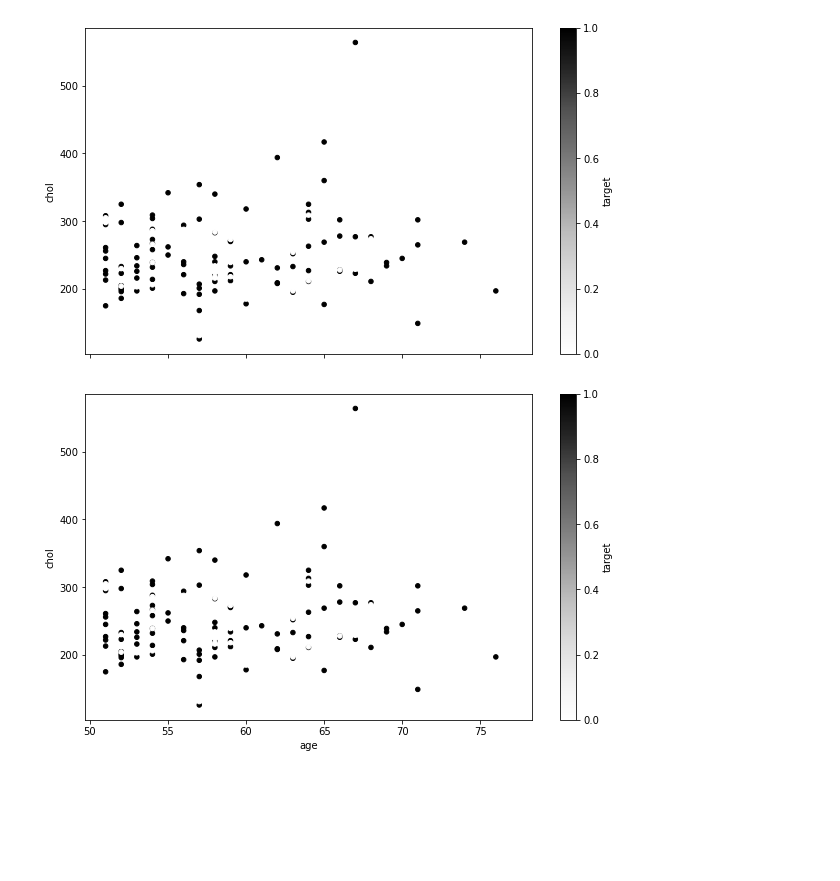
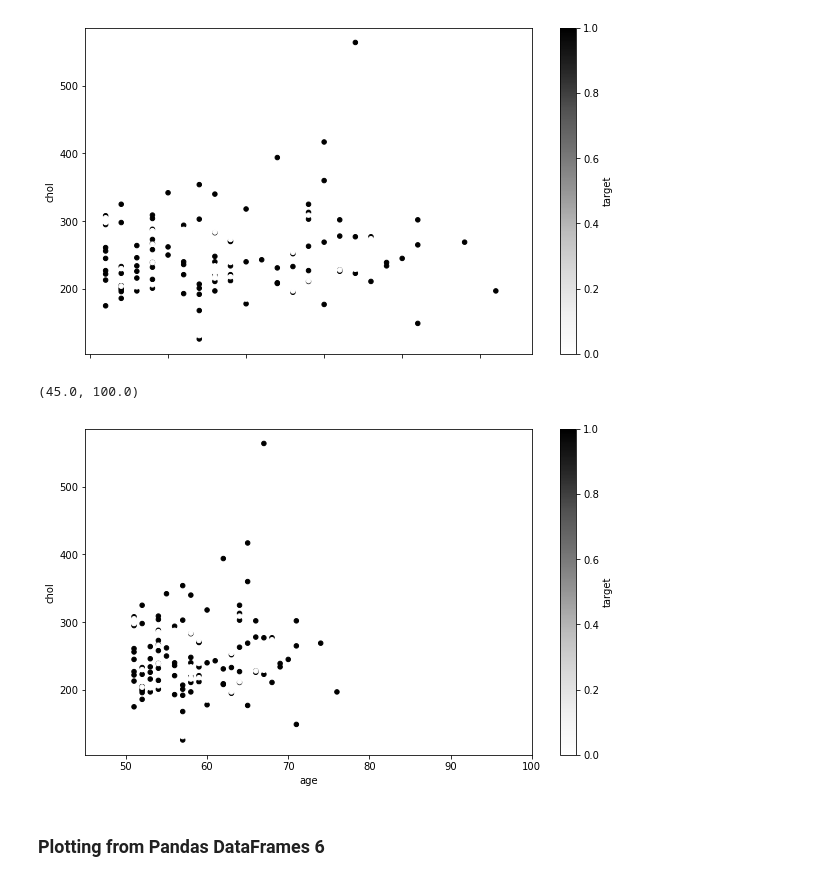
Before and after one commit to IanSeng/MachineLearning, a Jupyter notebook: ml-course/learn-matplotlib/introduction-to-matplotlib.ipynb, the cells around one changed output. Cells and saved outputs as stored; diff of their text form; code cells hidden in the pictures; blank space fills up the shorter version.

Commit message:
plot graph from pandas data

```diff
--- a/ml-course/learn-matplotlib/introduction-to-matplotlib.ipynb
+++ b/ml-course/learn-matplotlib/introduction-to-matplotlib.ipynb
@@ -507,13 +507,16 @@ over_50.plot(figsize=(10, 6), kind="scatter",
 # %% [output]
 [figure]
 # %%
-# OO method
+# OO method mixed with pyplot method
 fix, ax = plt.subplots(figsize=(10, 6))
 over_50.plot(kind="scatter",
             x="age",
             y="chol",
             c="target",
             ax=ax);
-ax.set_xlim([45])
+ax.set_xlim([45, 100])
 # %% [output]
+(45.0, 100.0)
-[figure, old version]
+[figure, new version]
+# %% [markdown]
+### Plotting from Pandas DataFrames 6
```
Also changed, not shown: parts of 11 cells of this notebook.
